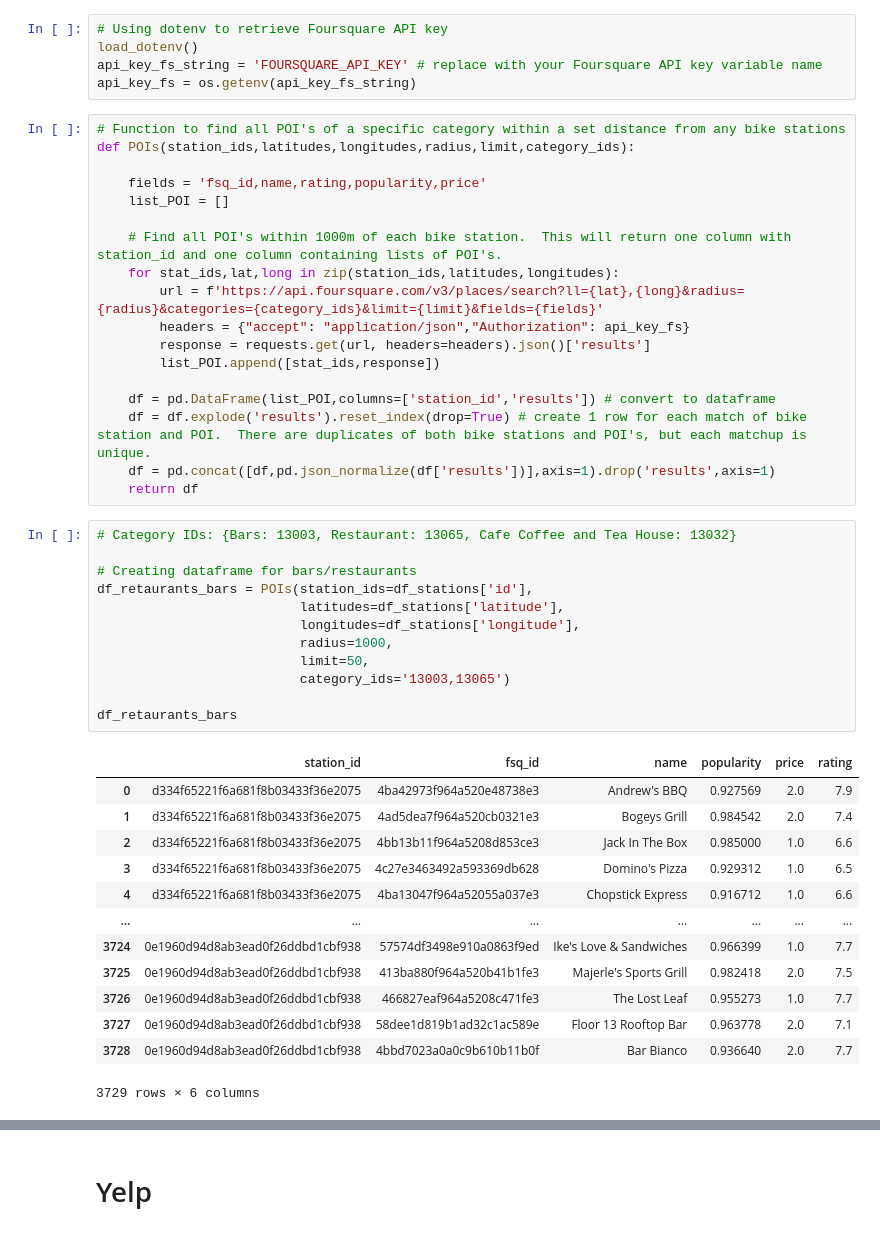
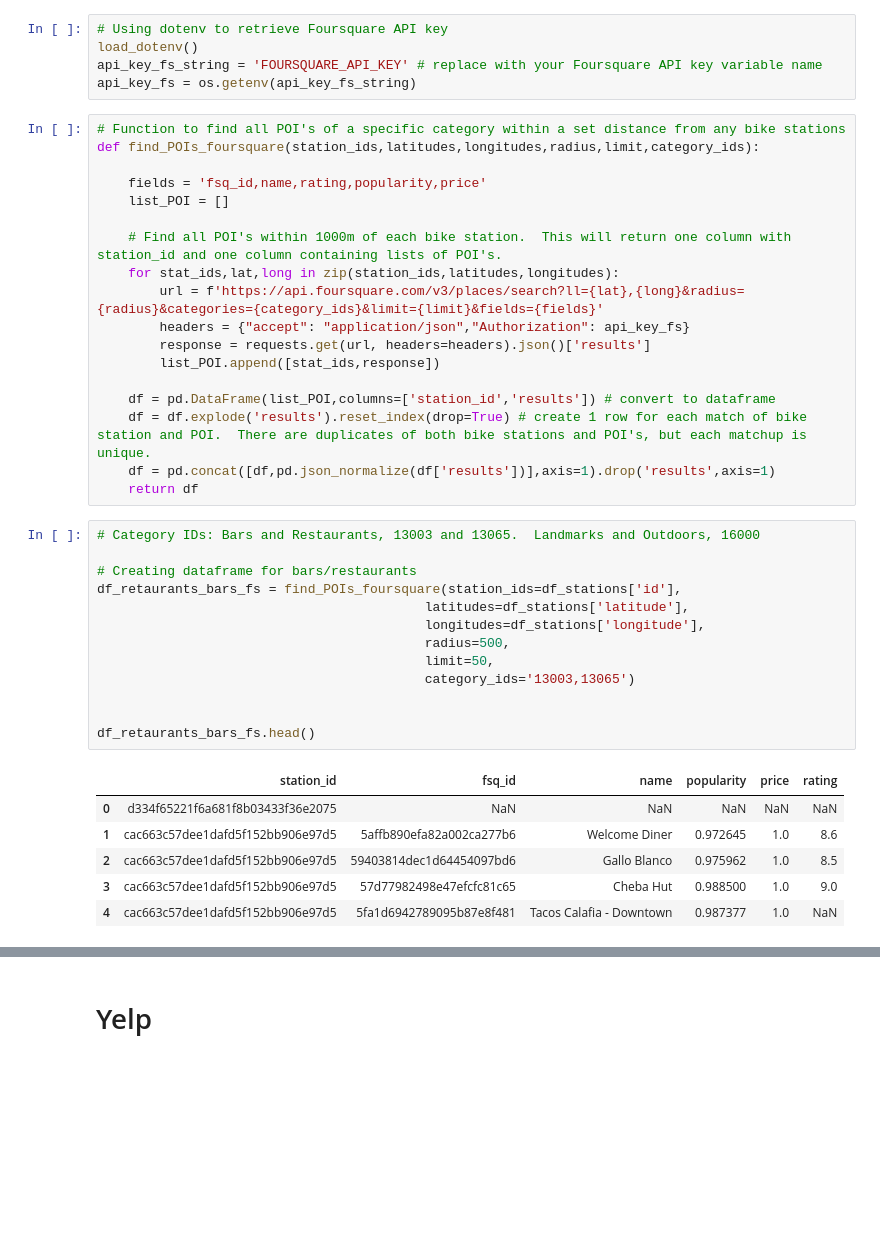
Before and after one commit to SamTheDataGuy/Final-Project-Statistical-Modelling-with-Python-main, a Jupyter notebook: notebooks/yelp_foursquare_EDA.ipynb, the cells around one changed output, grey strips where cells are left out. Cells and saved outputs as stored; diff of their text form; blank space fills up the shorter version.

```diff
--- a/notebooks/yelp_foursquare_EDA.ipynb
+++ b/notebooks/yelp_foursquare_EDA.ipynb
@@ -40,7 +31,7 @@ api_key_fs_string = 'FOURSQUARE_API_KEY' # replace with your Foursquare API key
 api_key_fs = os.getenv(api_key_fs_string)
 # %%
 # Function to find all POI's of a specific category within a set distance from any bike stations
-def POIs(station_ids,latitudes,longitudes,radius,limit,category_ids):
+def find_POIs_foursquare(station_ids,latitudes,longitudes,radius,limit,category_ids):
 
     fields = 'fsq_id,name,rating,popularity,price'
     list_POI = []
@@ -57,29 +48,23 @@ def POIs(station_ids,latitudes,longitudes,radius,limit,category_ids):
     df = pd.concat([df,pd.json_normalize(df['results'])],axis=1).drop('results',axis=1)
     return df
 # %%
-# Category IDs: {Bars: 13003, Restaurant: 13065, Cafe Coffee and Tea House: 13032}
+# Category IDs: Bars and Restaurants, 13003 and 13065.  Landmarks and Outdoors, 16000
 
 # Creating dataframe for bars/restaurants
-df_retaurants_bars = POIs(station_ids=df_stations['id'],
-                          latitudes=df_stations['latitude'],
-                          longitudes=df_stations['longitude'],
-                          radius=1000,
-                          limit=50,
-                          category_ids='13003,13065')
+df_retaurants_bars_fs = find_POIs_foursquare(station_ids=df_stations['id'],
+                                          latitudes=df_stations['latitude'],
+                                          longitudes=df_stations['longitude'],
+                                          radius=500,
+                                          limit=50,
+                                          category_ids='13003,13065')
 
-df_retaurants_bars
+
+df_retaurants_bars_fs.head()
 # %% [output]
 |  | station_id | fsq_id | name | popularity | price | rating |
-| 0 | d334f65221f6a681f8b03433f36e2075 | 4ba42973f964a520e48738e3 | Andrew's BBQ | 0.927569 | 2.0 | 7.9 |
-| 1 | d334f65221f6a681f8b03433f36e2075 | 4ad5dea7f964a520cb0321e3 | Bogeys Grill | 0.984542 | 2.0 | 7.4 |
-| 2 | d334f65221f6a681f8b03433f36e2075 | 4bb13b11f964a5208d853ce3 | Jack In The Box | 0.985000 | 1.0 | 6.6 |
-| 3 | d334f65221f6a681f8b03433f36e2075 | 4c27e3463492a593369db628 | Domino's Pizza | 0.929312 | 1.0 | 6.5 |
-| 4 | d334f65221f6a681f8b03433f36e2075 | 4ba13047f964a52055a037e3 | Chopstick Express | 0.916712 | 1.0 | 6.6 |
-| ... | ... | ... | ... | ... | ... | ... |
-| 3724 | 0e1960d94d8ab3ead0f26ddbd1cbf938 | 57574df3498e910a0863f9ed | Ike's Love & Sandwiches | 0.966399 | 1.0 | 7.7 |
-| 3725 | 0e1960d94d8ab3ead0f26ddbd1cbf938 | 413ba880f964a520b41b1fe3 | Majerle's Sports Grill | 0.982418 | 2.0 | 7.5 |
-| 3726 | 0e1960d94d8ab3ead0f26ddbd1cbf938 | 466827eaf964a5208c471fe3 | The Lost Leaf | 0.955273 | 1.0 | 7.7 |
-| 3727 | 0e1960d94d8ab3ead0f26ddbd1cbf938 | 58dee1d819b1ad32c1ac589e | Floor 13 Rooftop Bar | 0.963778 | 2.0 | 7.1 |
-| 3728 | 0e1960d94d8ab3ead0f26ddbd1cbf938 | 4bbd7023a0a0c9b610b11b0f | Bar Bianco | 0.936640 | 2.0 | 7.7 |
+| 0 | d334f65221f6a681f8b03433f36e2075 | NaN | NaN | NaN | NaN | NaN |
+| 1 | cac663c57dee1dafd5f152bb906e97d5 | 5affb890efa82a002ca277b6 | Welcome Diner | 0.972645 | 1.0 | 8.6 |
+| 2 | cac663c57dee1dafd5f152bb906e97d5 | 59403814dec1d64454097bd6 | Gallo Blanco | 0.975962 | 1.0 | 8.5 |
+| 3 | cac663c57dee1dafd5f152bb906e97d5 | 57d77982498e47efcfc81c65 | Cheba Hut | 0.988500 | 1.0 | 9.0 |
+| 4 | cac663c57dee1dafd5f152bb906e97d5 | 5fa1d6942789095b87e8f481 | Tacos Calafia - Downtown | 0.987377 | 1.0 | NaN |
-3729 rows × 6 columns
 # %%
```
Also changed, not shown: parts of 13 cells of this notebook, 6 other files.
